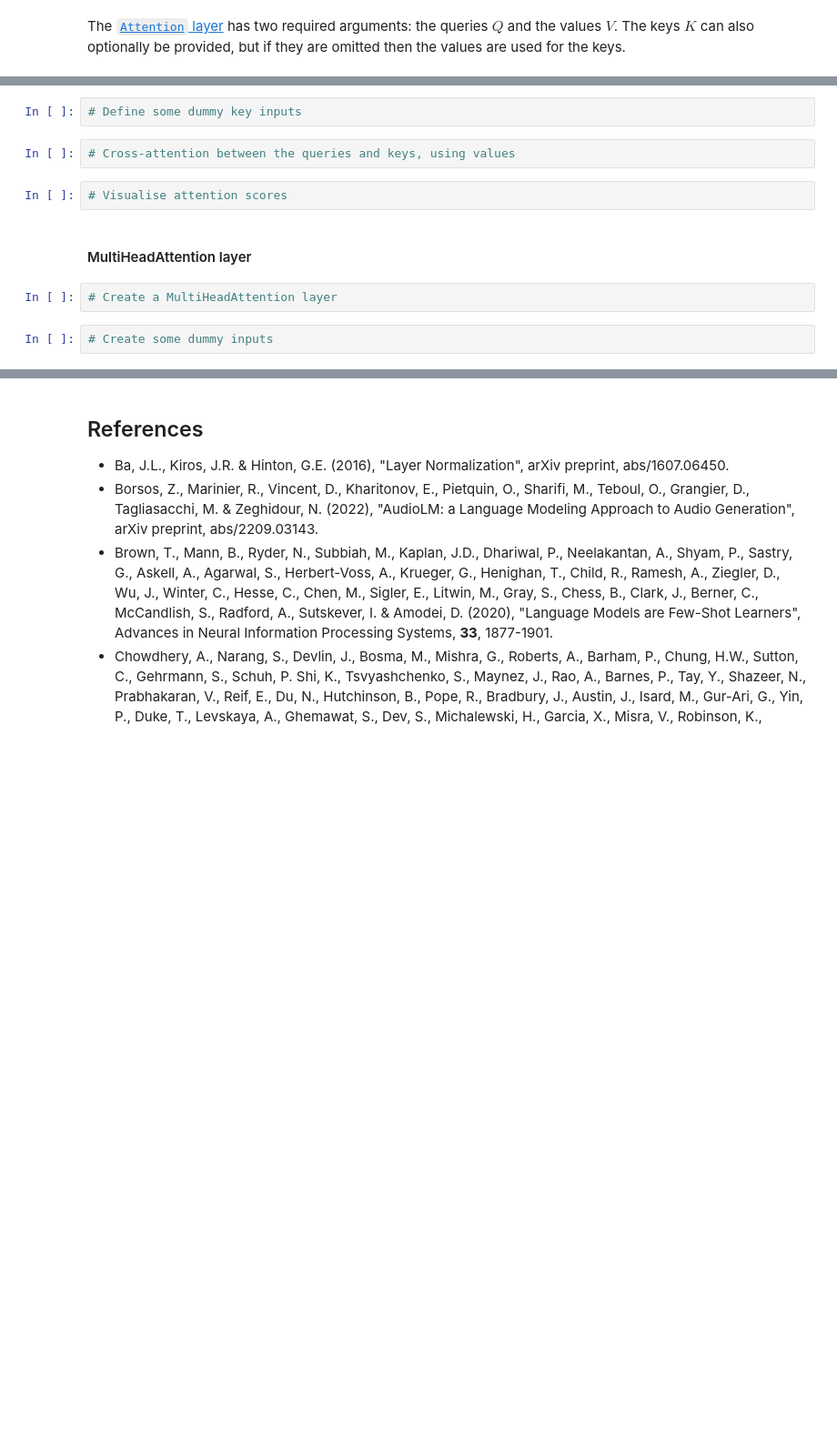
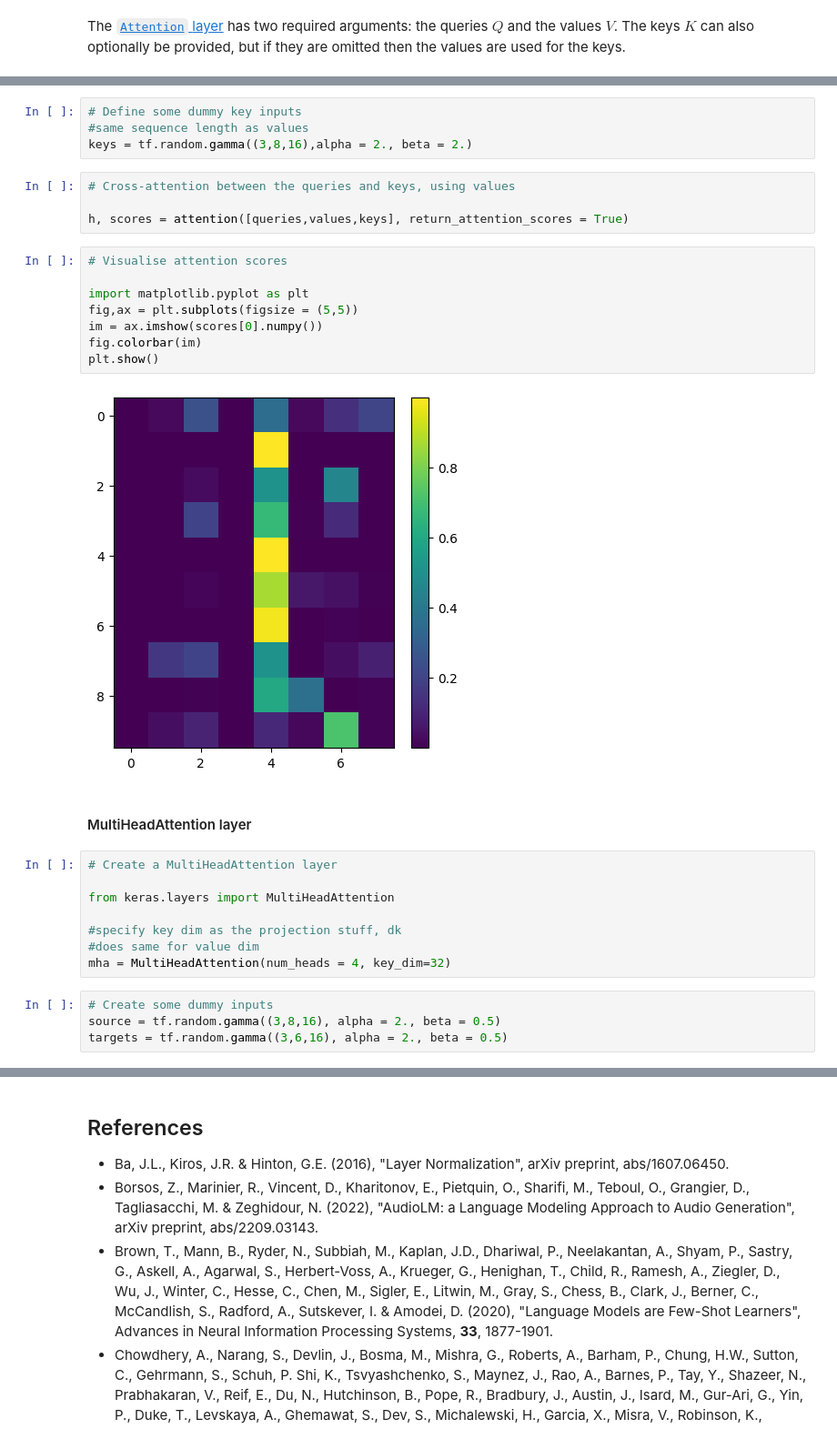
Before and after one commit to frasermartinx/DL, a Jupyter notebook: Week 7/Week 7 Lecture Notes/Week 7 - Transformers.ipynb, the cells around one changed output, grey strips where cells are left out. Shown at 91% size. Saved outputs shown, nothing was run; the diff lists cells and outputs as text; blank space fills up the shorter version.

```diff
--- a/Week 7/Week 7 Lecture Notes/Week 7 - Transformers.ipynb
+++ b/Week 7/Week 7 Lecture Notes/Week 7 - Transformers.ipynb
@@ -637,14 +694,34 @@ The [`Attention` layer](https://www.tensorflow.org/api_docs/python/tf/keras/laye
 # %%
 # Define some dummy key inputs
+#same sequence length as values
+keys = tf.random.gamma((3,8,16),alpha = 2., beta = 2.)
 # %%
 # Cross-attention between the queries and keys, using values
+
+h, scores = attention([queries,values,keys], return_attention_scores = True)
 # %%
 # Visualise attention scores
+
+import matplotlib.pyplot as plt
+fig,ax = plt.subplots(figsize = (5,5))
+im = ax.imshow(scores[0].numpy())
+fig.colorbar(im)
+plt.show()
+# %% [output]
+[figure, added]
 # %% [markdown]
 #### MultiHeadAttention layer
 # %%
 # Create a MultiHeadAttention layer
+
+from keras.layers import MultiHeadAttention
+
+#specify key dim as the projection stuff, dk
+#does same for value dim
+mha = MultiHeadAttention(num_heads = 4, key_dim=32)
 # %%
 # Create some dummy inputs
+source = tf.random.gamma((3,8,16), alpha = 2., beta = 0.5)
+targets = tf.random.gamma((3,6,16), alpha = 2., beta = 0.5)
 # %%
 # Self-attention
```
Also changed, not shown: parts of 17 cells of this notebook.
